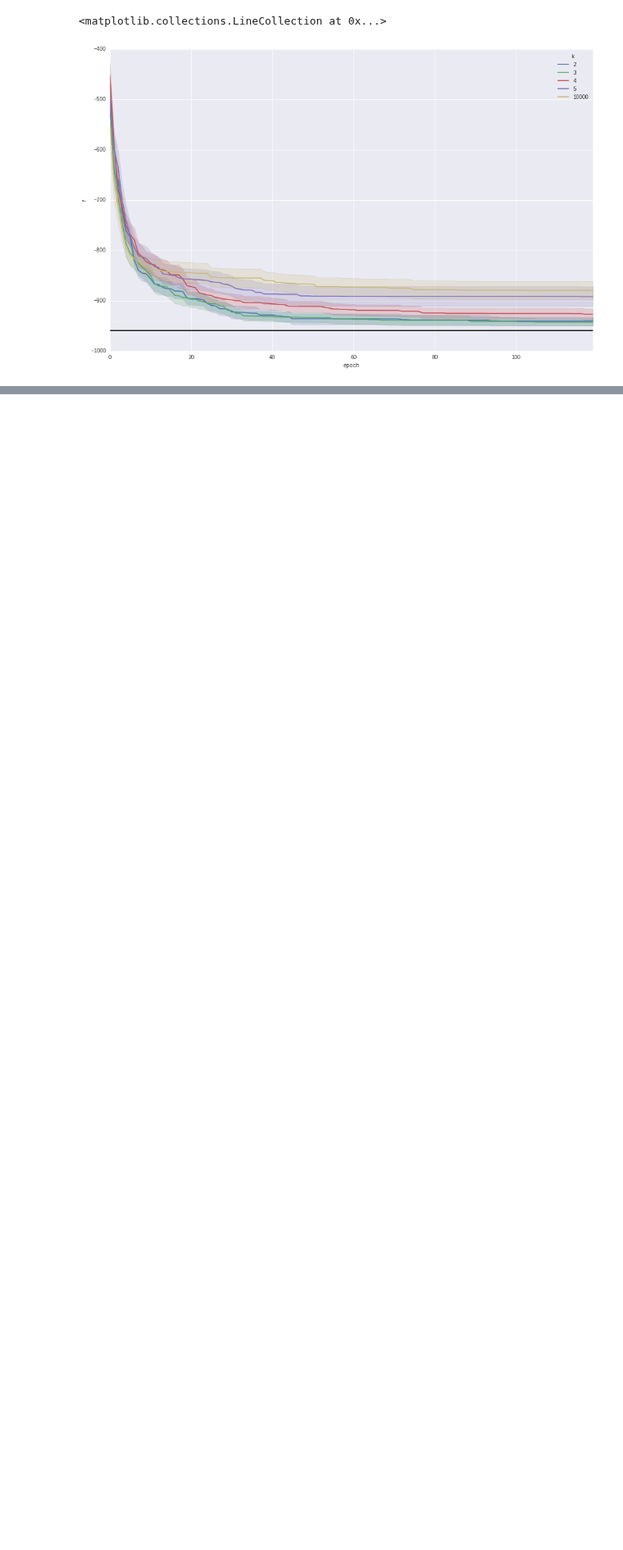
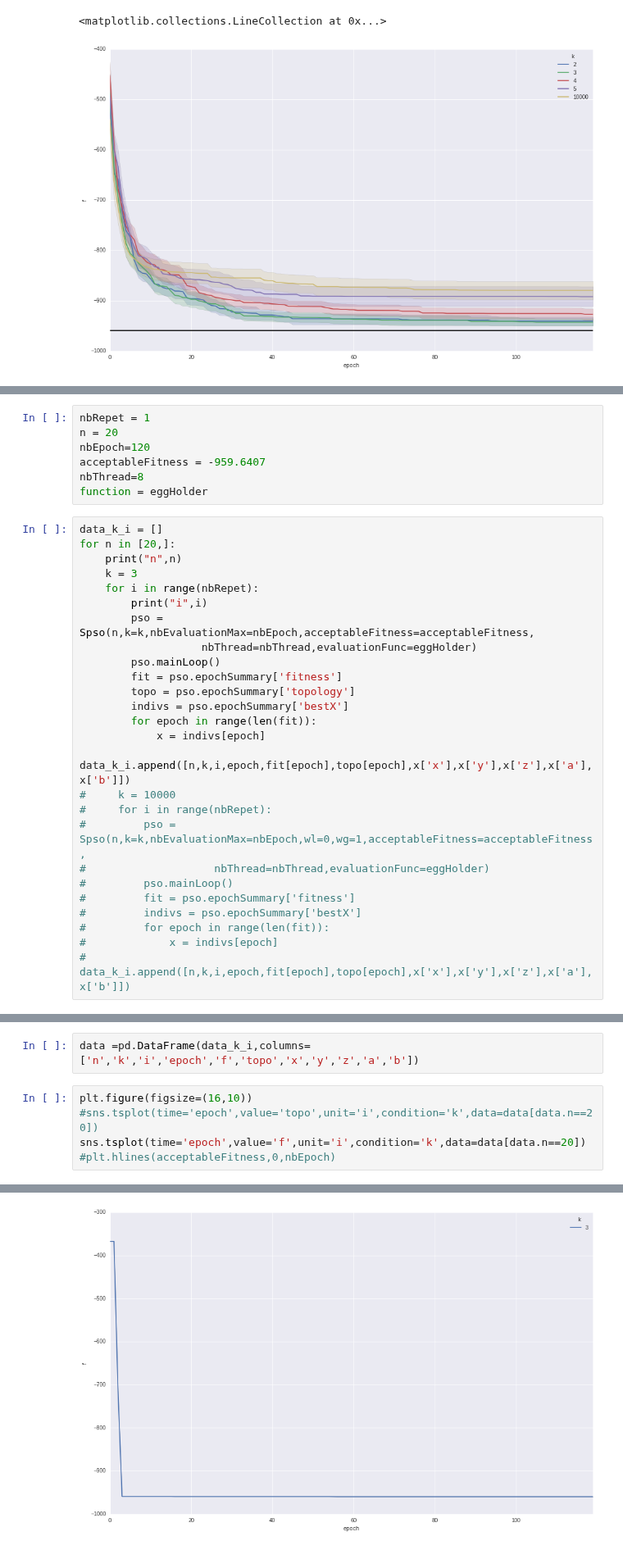
Before and after one commit to bchappet/dnfpy, a Jupyter notebook: src/dnfpyUtils/optimisation/Test SPSO.ipynb, the cells around one changed output, grey strips where cells are left out. Shown at 82% size. Drawn from its saved outputs; the diff is of its cells as text; blank space fills up the shorter version.

```diff
--- a/src/dnfpyUtils/optimisation/Test SPSO.ipynb
+++ b/src/dnfpyUtils/optimisation/Test SPSO.ipynb
@@ -47,0 +68,33 @@ plt.hlines(acceptableFitness,0,nbEpoch)
+# %%
+nbRepet = 1
+n = 20
+nbEpoch=120
+acceptableFitness = -959.6407
+nbThread=8
+function = eggHolder
+# %%
+data_k_i = []
+for n in [20,]:
+    print("n",n)
+    k = 3
+    for i in range(nbRepet):
+        print("i",i)
+        pso = Spso(n,k=k,nbEvaluationMax=nbEpoch,acceptableFitness=acceptableFitness,
+                   nbThread=nbThread,evaluationFunc=eggHolder)
+        pso.mainLoop()
+        fit = pso.epochSummary['fitness']
+        topo = pso.epochSummary['topology']
+        indivs = pso.epochSummary['bestX']
+        for epoch in range(len(fit)):
+            x = indivs[epoch]
+            data_k_i.append([n,k,i,epoch,fit[epoch],topo[epoch],x['x'],x['y'],x['z'],x['a'],x['b']])
+#     k = 10000
+#     for i in range(nbRepet):
+#         pso = Spso(n,k=k,nbEvaluationMax=nbEpoch,wl=0,wg=1,acceptableFitness=acceptableFitness,
+#                    nbThread=nbThread,evaluationFunc=eggHolder)
+#         pso.mainLoop()
+#         fit = pso.epochSummary['fitness']
+#         indivs = pso.epochSummary['bestX']
+#         for epoch in range(len(fit)):
+#             x = indivs[epoch]
+#             data_k_i.append([n,k,i,epoch,fit[epoch],topo[epoch],x['x'],x['y'],x['z'],x['a'],x['b']])
@@ -47,0 +119,8 @@ plt.hlines(acceptableFitness,0,nbEpoch)
+# %%
+data =pd.DataFrame(data_k_i,columns=['n','k','i','epoch','f','topo','x','y','z','a','b'])
+# %%
+plt.figure(figsize=(16,10))
+#sns.tsplot(time='epoch',value='topo',unit='i',condition='k',data=data[data.n==20])
+sns.tsplot(time='epoch',value='f',unit='i',condition='k',data=data[data.n==20])
+#plt.hlines(acceptableFitness,0,nbEpoch)
+# %% [output]
@@ -47,0 +128 @@ plt.hlines(acceptableFitness,0,nbEpoch)
+[figure, added]
```
Also changed, not shown: parts of 9 cells of this notebook, 18 other files.
